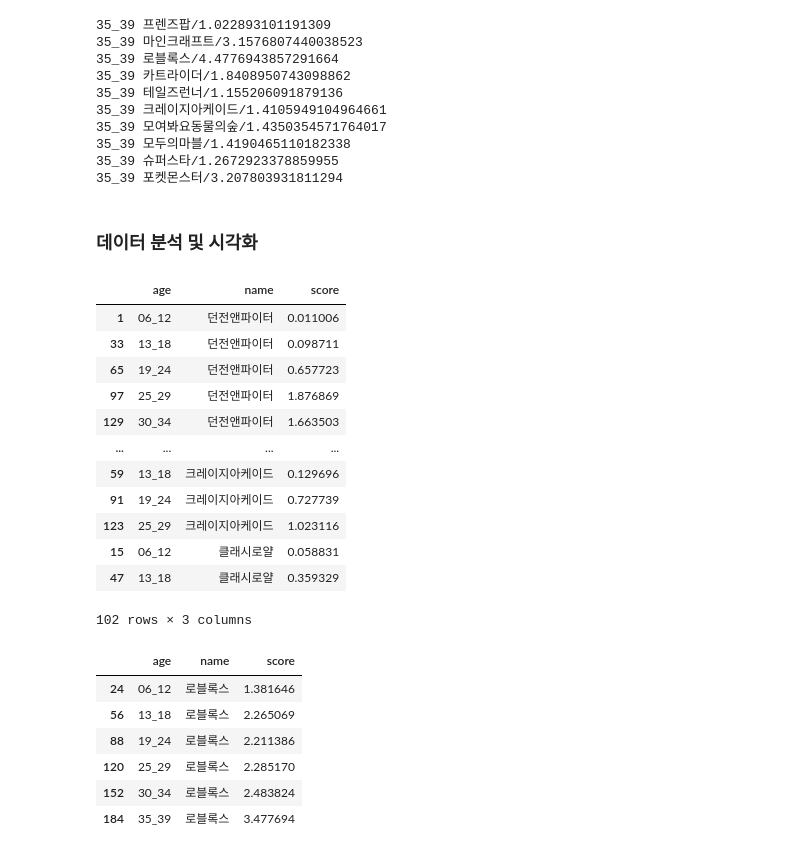
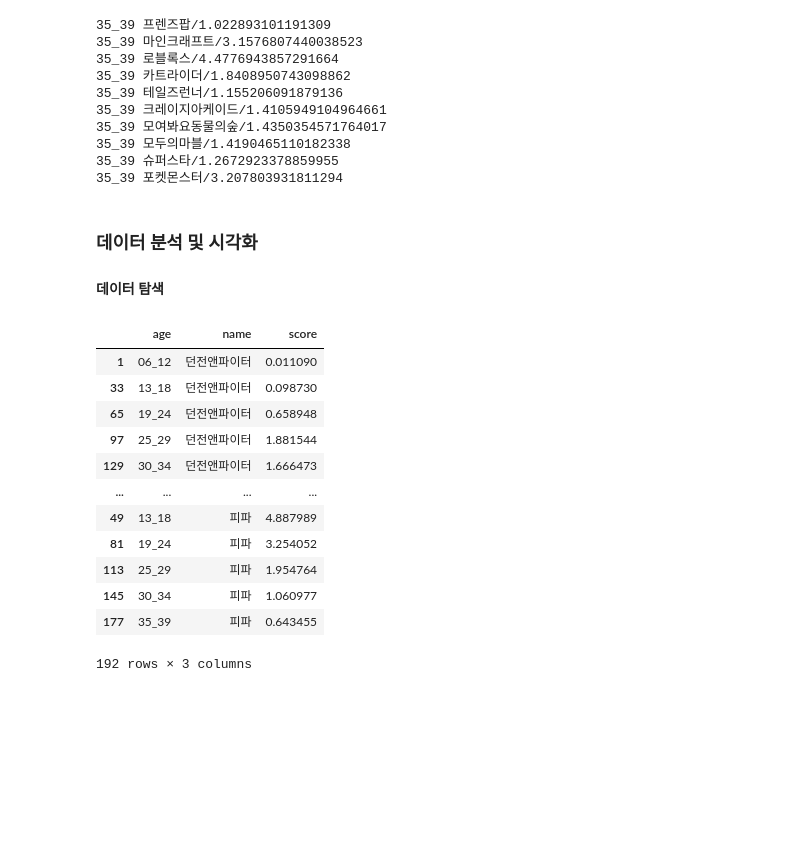
Before and after one commit to vhf1030/wanted-potenup, a Jupyter notebook: project_game_naver_trend.ipynb, the cells around one changed output. Drawn from its saved outputs; the diff is of its cells as text; code cells hidden in the pictures; blank space fills up the shorter version.

```diff
--- a/project_game.ipynb
+++ b/project_game_naver_trend.ipynb
@@ -335,37 +335,24 @@ df_trend_data['score'] = df_trend_data['score'] - 1
 df_trend_data.to_csv("data/game_trend.csv", index=False)
 # %% [markdown]
 ### 데이터 분석 및 시각화
+#### 데이터 탐색
 # %%
-
+import pandas as pd
+df_trend_data = pd.read_csv("data/game_trend.csv")
 # df_trend_data.loc[df_trend_data["age"] == "_12", "age"] = "06_12"
-df_trend_data.sort_values(["name", "age"])[:102]
+df_trend_data.sort_values(["name", "age"])
 # %% [output]
 |  | age | name | score |
-| 1 | 06_12 | 던전앤파이터 | 0.011006 |
-| 33 | 13_18 | 던전앤파이터 | 0.098711 |
-| 65 | 19_24 | 던전앤파이터 | 0.657723 |
-| 97 | 25_29 | 던전앤파이터 | 1.876869 |
-| 129 | 30_34 | 던전앤파이터 | 1.663503 |
+| 1 | 06_12 | 던전앤파이터 | 0.011090 |
+| 33 | 13_18 | 던전앤파이터 | 0.098730 |
+| 65 | 19_24 | 던전앤파이터 | 0.658948 |
+| 97 | 25_29 | 던전앤파이터 | 1.881544 |
+| 129 | 30_34 | 던전앤파이터 | 1.666473 |
 | ... | ... | ... | ... |
-| 59 | 13_18 | 크레이지아케이드 | 0.129696 |
-| 91 | 19_24 | 크레이지아케이드 | 0.727739 |
-| 123 | 25_29 | 크레이지아케이드 | 1.023116 |
-| 15 | 06_12 | 클래시로얄 | 0.058831 |
-| 47 | 13_18 | 클래시로얄 | 0.359329 |
+| 49 | 13_18 | 피파 | 4.887989 |
+| 81 | 19_24 | 피파 | 3.254052 |
+| 113 | 25_29 | 피파 | 1.954764 |
+| 145 | 30_34 | 피파 | 1.060977 |
+| 177 | 35_39 | 피파 | 0.643455 |
-102 rows × 3 columns
+192 rows × 3 columns
-# %%
-df_trend_data.groupby("name")["score"].idxmax()
-df_trend_data.loc[df_trend_data['name'] == '로블록스']
-# main_age = df_trend_data.loc[df_trend_data.groupby("name")["score"].idxmax(), ["name", "age"]]
-# main_age = main_age.rename(columns={"age": "main_age"})
-# main_age
-# df_trend_data.loc[df_trend_data['age'] == '06_12']
-# %% [output]
-|  | age | name | score |
-| 24 | 06_12 | 로블록스 | 1.381646 |
-| 56 | 13_18 | 로블록스 | 2.265069 |
-| 88 | 19_24 | 로블록스 | 2.211386 |
-| 120 | 25_29 | 로블록스 | 2.285170 |
-| 152 | 30_34 | 로블록스 | 2.483824 |
-| 184 | 35_39 | 로블록스 | 3.477694 |
 # %%
```
Also changed, not shown: parts of 6 cells of this notebook.
